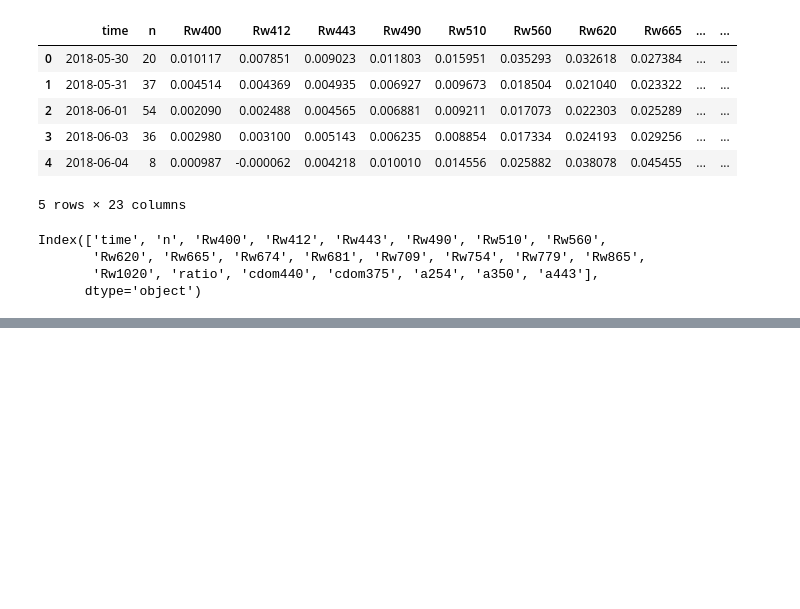
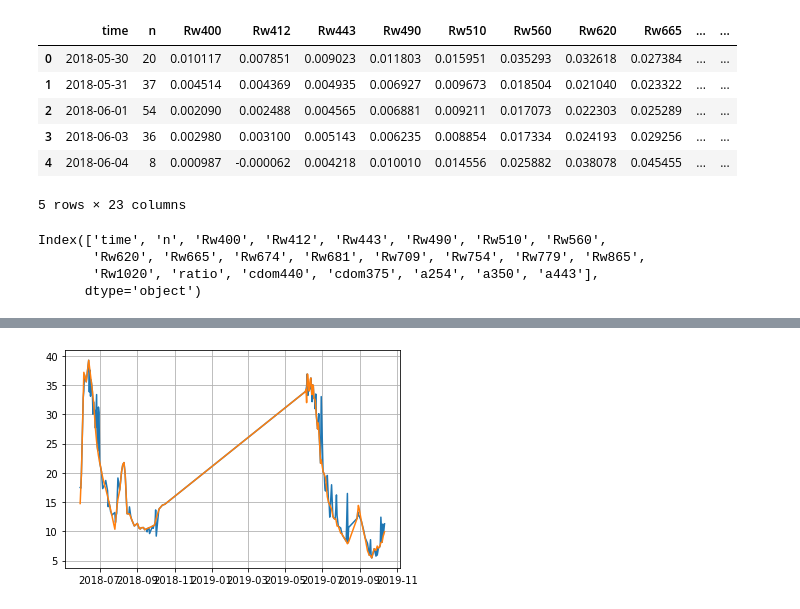
Before and after one commit to awi-response/water_regression, a Jupyter notebook: 01_Model_Setup.ipynb, the cells around one changed output, grey strips where cells are left out. Drawn from its saved outputs; the diff is of its cells as text; code cells hidden in the pictures; blank space fills up the shorter version.

```diff
--- a/01_Model_Setup.ipynb
+++ b/01_Model_Setup.ipynb
@@ -113,0 +138,6 @@ models
+# %%
+plt.plot_date(trained.time, trained.Label, '-')
+plt.plot_date(trained.time, trained[TARGET], '-')
+plt.grid()
+# %% [output]
+[figure, added]
```
Also changed, not shown: parts of 23 cells of this notebook.
